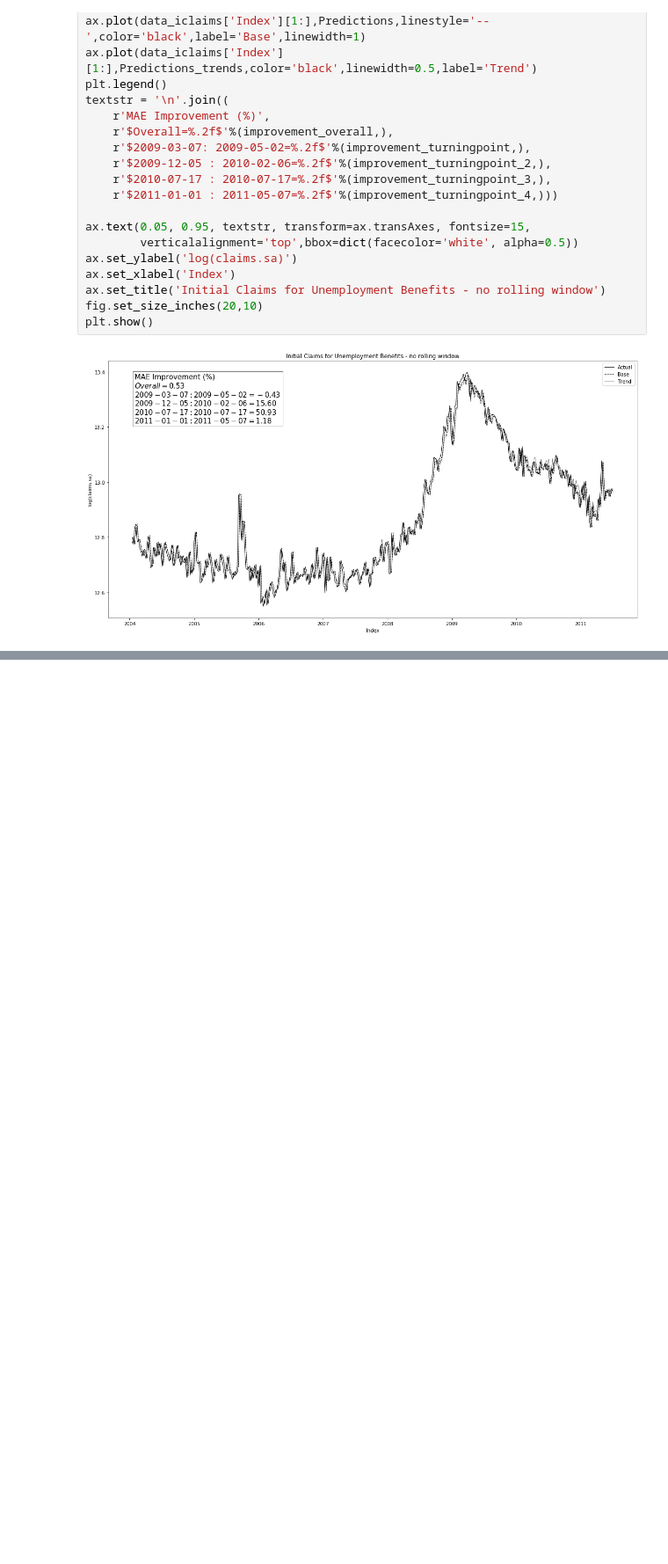
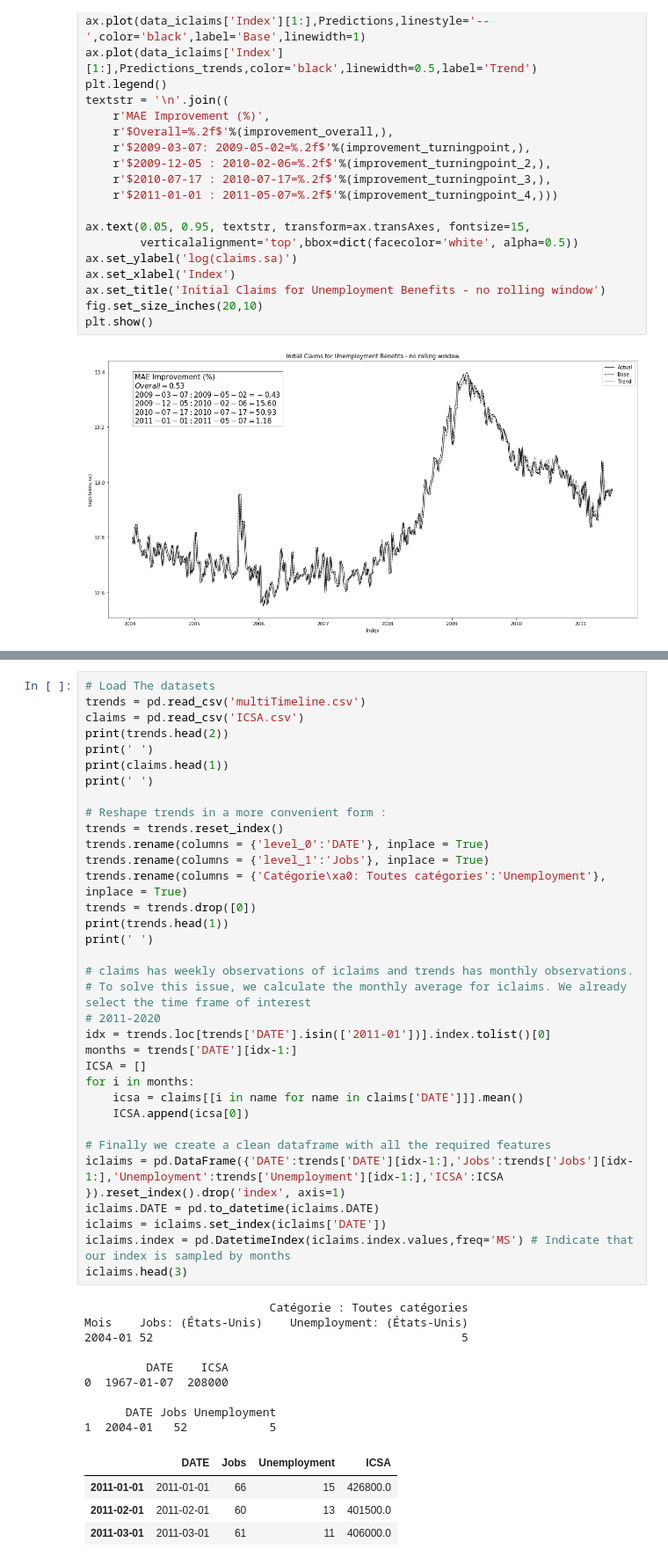
Before and after one commit to epfl-ada/ada-2020-project-milestone-p3-p3_adaimb, a Jupyter notebook: MilestoneP4.ipynb, the cells around one changed output, grey strips where cells are left out. Shown at 88% size. Drawn from its saved outputs; the diff is of its cells as text; blank space fills up the shorter version.

```diff
--- a/MilestoneP4.ipynb
+++ b/MilestoneP4.ipynb
@@ -179,0 +186,48 @@ plt.show()
+# %%
+# Load The datasets
+trends = pd.read_csv('multiTimeline.csv')
+claims = pd.read_csv('ICSA.csv')
+print(trends.head(2))
+print(' ')
+print(claims.head(1))
+print(' ')
+
+# Reshape trends in a more convenient form :
+trends = trends.reset_index()
+trends.rename(columns = {'level_0':'DATE'}, inplace = True)
+trends.rename(columns = {'level_1':'Jobs'}, inplace = True)
+trends.rename(columns = {'Catégorie\xa0: Toutes catégories':'Unemployment'}, inplace = True)
+trends = trends.drop([0])
+print(trends.head(1))
+print(' ')
+
+# claims has weekly observations of iclaims and trends has monthly observations.
+# To solve this issue, we calculate the monthly average for iclaims. We already select the time frame of interest
+# 2011-2020
+idx = trends.loc[trends['DATE'].isin(['2011-01'])].index.tolist()[0]
+months = trends['DATE'][idx-1:]
+ICSA = []
+for i in months:
+    icsa = claims[[i in name for name in claims['DATE']]].mean()
+    ICSA.append(icsa[0])
+
+# Finally we create a clean dataframe with all the required features
+iclaims = pd.DataFrame({'DATE':trends['DATE'][idx-1:],'Jobs':trends['Jobs'][idx-1:],'Unemployment':trends['Unemployment'][idx-1:],'ICSA':ICSA }).reset_index().drop('index', axis=1)
+iclaims.DATE = pd.to_datetime(iclaims.DATE)
+iclaims = iclaims.set_index(iclaims['DATE'])
+iclaims.index = pd.DatetimeIndex(iclaims.index.values,freq='MS') # Indicate that our index is sampled by months
+iclaims.head(3)
+# %% [output]
+                           Catégorie : Toutes catégories
+Mois    Jobs: (États-Unis)    Unemployment: (États-Unis)
+2004-01 52                                             5
+
+         DATE    ICSA
+0  1967-01-07  208000
+
+      DATE Jobs Unemployment
+1  2004-01   52            5
+|  | DATE | Jobs | Unemployment | ICSA |
+| 2011-01-01 | 2011-01-01 | 66 | 15 | 426800.0 |
+| 2011-02-01 | 2011-02-01 | 60 | 13 | 401500.0 |
+| 2011-03-01 | 2011-03-01 | 61 | 11 | 406000.0 |
```
Also changed, not shown: parts of 18 cells of this notebook, 2 other files.
